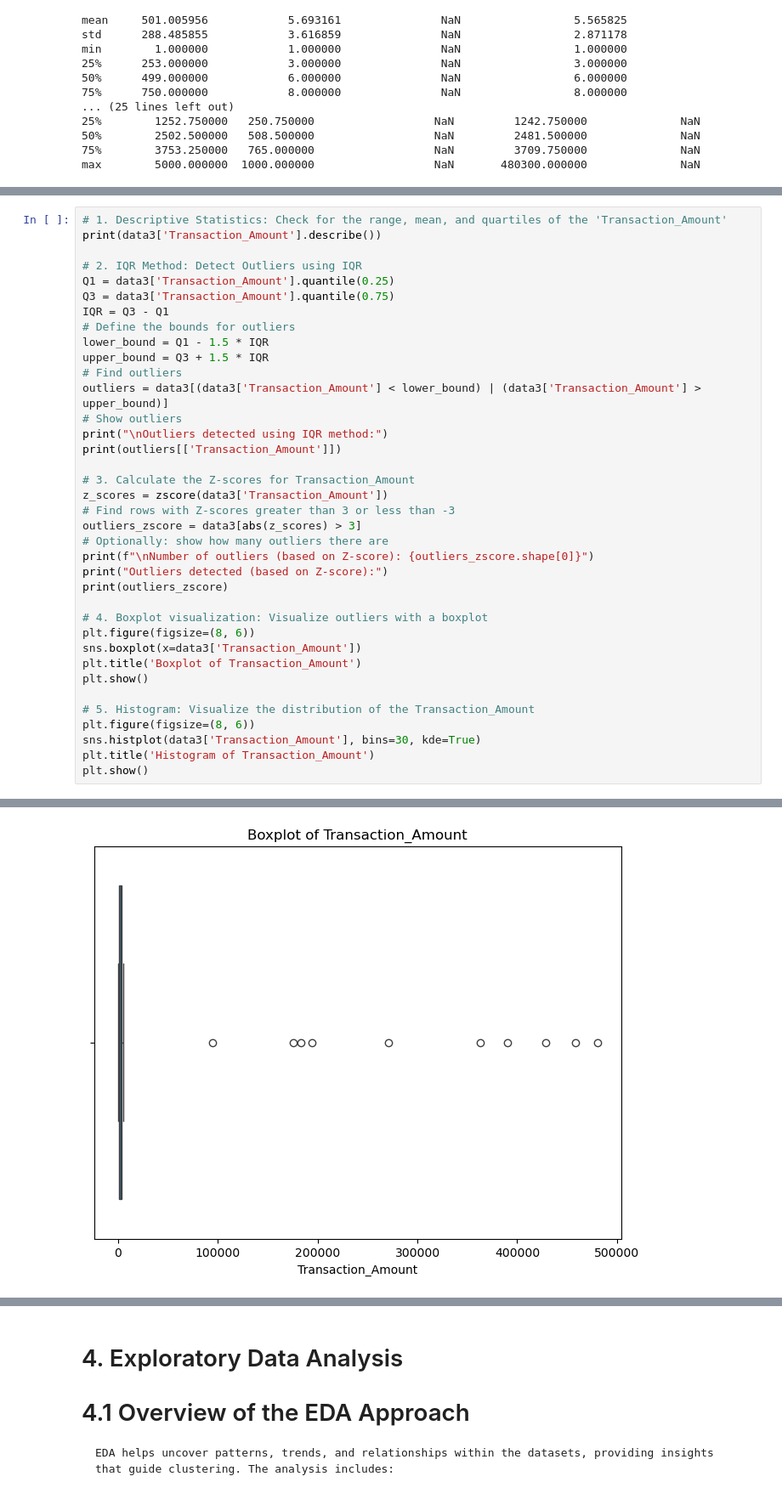
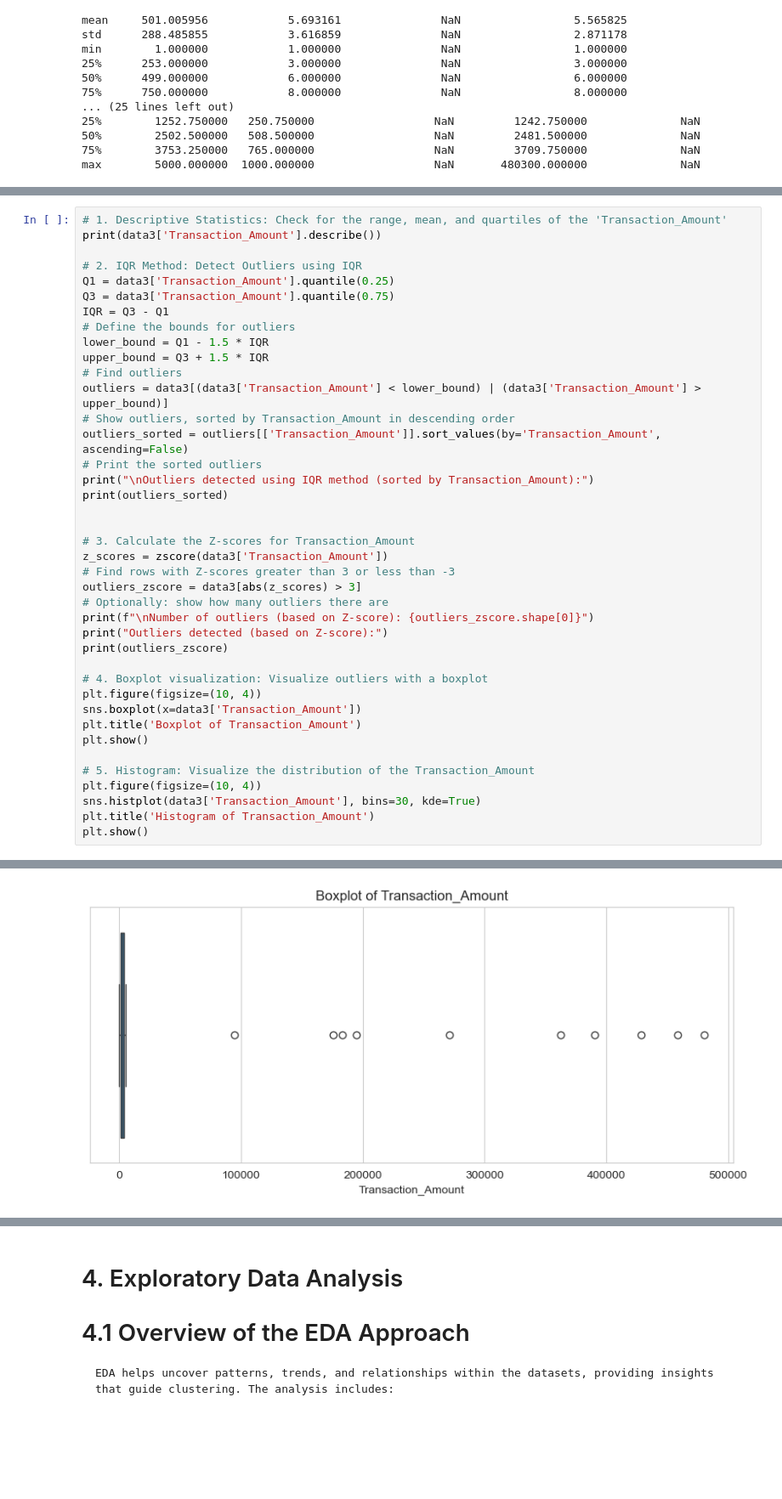
Before and after one commit to atomicbum170348/MO-IT128-H3107-Data-Mining-Principles, a Jupyter notebook: Week 4/Milestone 1 Project Exploratory Data Analysis Report Draft.ipynb, the cells around one changed output, grey strips where cells are left out. Shown: that part at 85% size. Saved outputs shown, nothing was run; the diff lists cells and outputs as text; blank space fills up the shorter version.

```diff
--- a/Week 4/Milestone 1 Project Exploratory Data Analysis Report Draft.ipynb
+++ b/Week 4/Milestone 1 Project Exploratory Data Analysis Report Draft.ipynb
@@ -598,9 +653,12 @@ lower_bound = Q1 - 1.5 * IQR
 upper_bound = Q3 + 1.5 * IQR
 # Find outliers
 outliers = data3[(data3['Transaction_Amount'] < lower_bound) | (data3['Transaction_Amount'] > upper_bound)]
-# Show outliers
-print("\nOutliers detected using IQR method:")
-print(outliers[['Transaction_Amount']])
+# Show outliers, sorted by Transaction_Amount in descending order
+outliers_sorted = outliers[['Transaction_Amount']].sort_values(by='Transaction_Amount', ascending=False)
+# Print the sorted outliers
+print("\nOutliers detected using IQR method (sorted by Transaction_Amount):")
+print(outliers_sorted)
+
 
 # 3. Calculate the Z-scores for Transaction_Amount
 z_scores = zscore(data3['Transaction_Amount'])
@@ -612,13 +670,13 @@ print("Outliers detected (based on Z-score):")
 print(outliers_zscore)
 
 # 4. Boxplot visualization: Visualize outliers with a boxplot
-plt.figure(figsize=(8, 6))
+plt.figure(figsize=(10, 4))
 sns.boxplot(x=data3['Transaction_Amount'])
 plt.title('Boxplot of Transaction_Amount')
 plt.show()
 
 # 5. Histogram: Visualize the distribution of the Transaction_Amount
-plt.figure(figsize=(8, 6))
+plt.figure(figsize=(10, 4))
 sns.histplot(data3['Transaction_Amount'], bins=30, kde=True)
 plt.title('Histogram of Transaction_Amount')
 plt.show()
@@ -637,7 +695,7 @@ Outliers detected using IQR method:
       Transaction_Amount
 ... (20 lines left out)
 2974            3038          690  2023-05-07 13:00:00            458600.0     Bill Payment
 2995            3060          195  2023-05-08 11:00:00            270900.0       Investment
 3216            3290          649  2023-05-18 01:00:00            175600.0         Purchase
 4755            4853          396  2023-07-22 04:00:00            362700.0     Loan Payment
-[figure, old version]
+[figure, new version]
```
Also changed, not shown: parts of 24 cells of this notebook.
